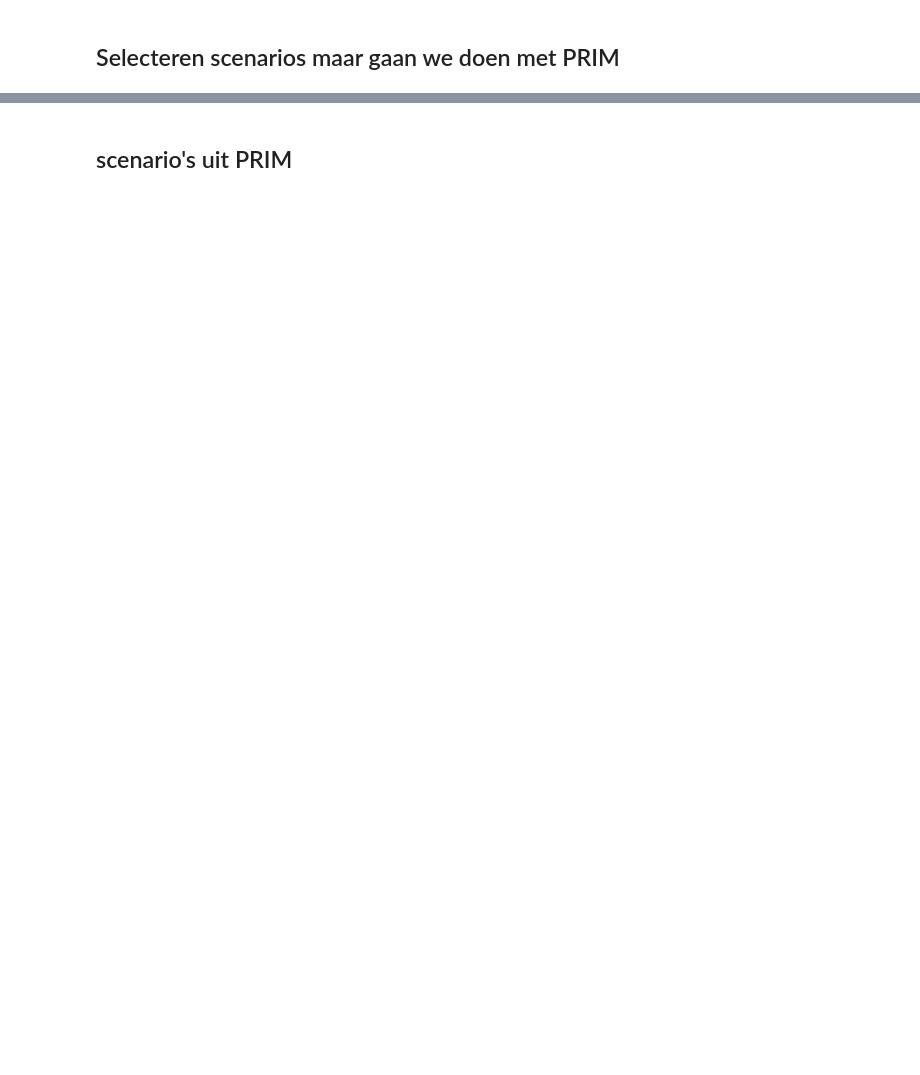
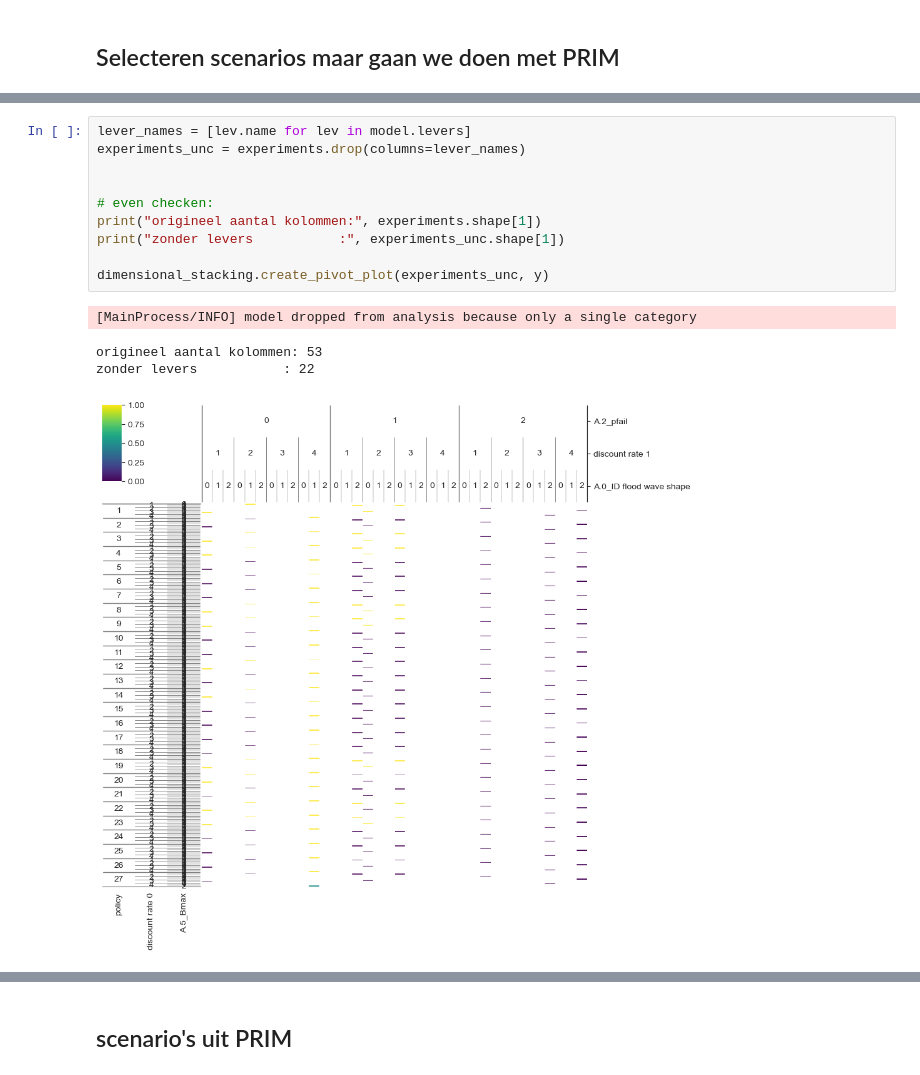
Before and after one commit to jmcbeelen/EPA141A, a Jupyter notebook: final assignment/MORDM.ipynb, the cells around one changed output, grey strips where cells are left out. Cells and saved outputs as stored; diff of their text form; blank space fills up the shorter version.

```diff
--- a/final assignment/MORDM.ipynb
+++ b/final assignment/MORDM.ipynb
@@ -272,0 +490,15 @@ scenarios = [Scenario(f"{index}", **row) for index, row in selected.iterrows()]
+# %%
+lever_names = [lev.name for lev in model.levers]
+experiments_unc = experiments.drop(columns=lever_names)
+
+
+# even checken:
+print("origineel aantal kolommen:", experiments.shape[1])
+print("zonder levers           :", experiments_unc.shape[1])
+
+dimensional_stacking.create_pivot_plot(experiments_unc, y)
+# %% [output]
+[MainProcess/INFO] model dropped from analysis because only a single category
+origineel aantal kolommen: 53
+zonder levers           : 22
+[figure, added]
```
Also changed, not shown: parts of 50 cells of this notebook, 2 other files.
